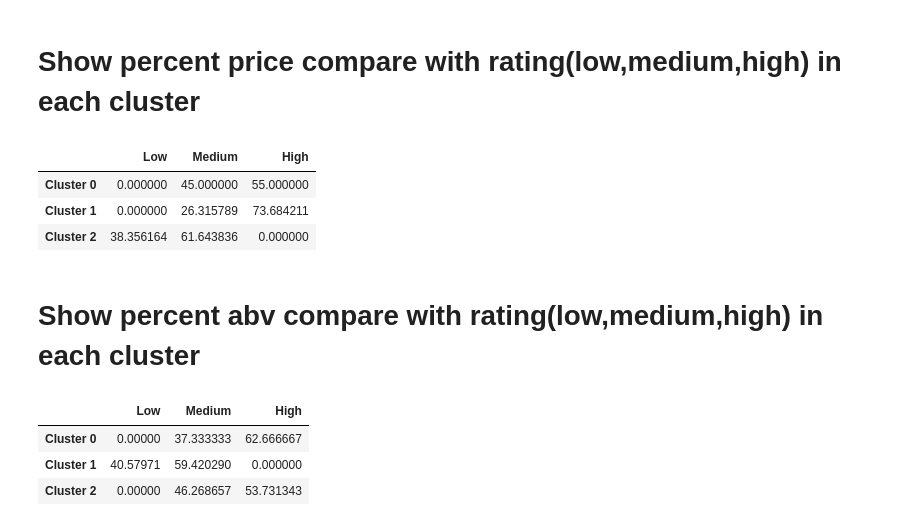
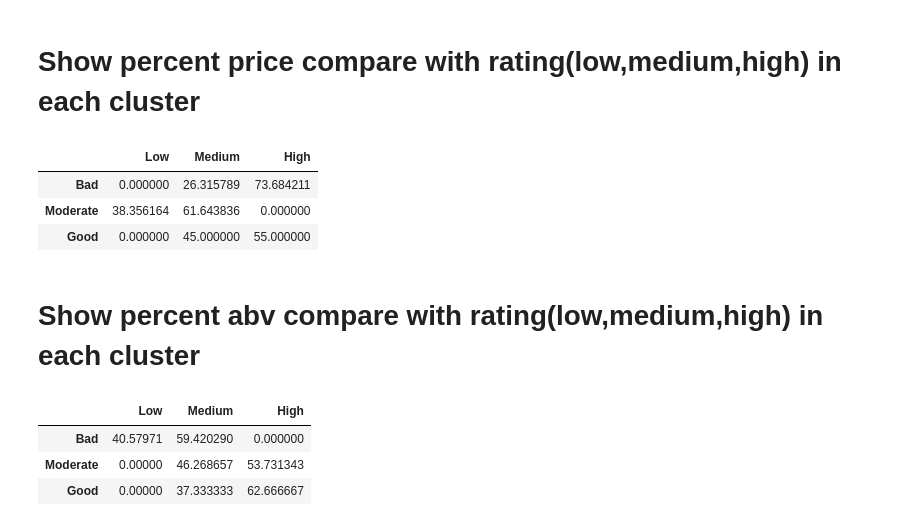
Before and after one commit to pongngai/WhiskeyMining, a Jupyter notebook: Cluster.ipynb, the cells around one changed output. Saved outputs shown, nothing was run; the diff lists cells and outputs as text; code cells hidden in the pictures.

Commit message:
edit name index

```diff
--- a/Cluster.ipynb
+++ b/Cluster.ipynb
@@ -330,22 +330,22 @@ def compare_group_label(group,label):
 # %%
 data_price = np.array(compare_group_label(k3price, label))
 df_price = pd.DataFrame({'Low':data_price[:,0],'Medium':data_price[:,1],'High':data_price[:,2]})
-df_price.rename(index={0:'Cluster 0',1:'Cluster 1',2:'Cluster 2'},inplace=True)
+df_price.rename(index={0:'Bad',1:'Moderate',2:'Good'},inplace=True)
 df_price
 # %% [output]
 |  | Low | Medium | High |
-| Cluster 0 | 0.000000 | 45.000000 | 55.000000 |
-| Cluster 1 | 0.000000 | 26.315789 | 73.684211 |
-| Cluster 2 | 38.356164 | 61.643836 | 0.000000 |
+| Bad | 0.000000 | 26.315789 | 73.684211 |
+| Moderate | 38.356164 | 61.643836 | 0.000000 |
+| Good | 0.000000 | 45.000000 | 55.000000 |
 # %% [markdown]
 # Show percent abv compare with rating(low,medium,high) in each cluster
 # %%
 data_abv = np.array(compare_group_label(k3abv, label))
 df_abv = pd.DataFrame({'Low':data_abv[:,0],'Medium':data_abv[:,1],'High':data_abv[:,2]})
-df_abv.rename(index={0:'Cluster 0',1:'Cluster 1',2:'Cluster 2'},inplace=True)
+df_abv.rename(index={0:'Bad',1:'Moderate',2:'Good'},inplace=True)
 df_abv
 # %% [output]
 |  | Low | Medium | High |
-| Cluster 0 | 0.00000 | 37.333333 | 62.666667 |
-| Cluster 1 | 40.57971 | 59.420290 | 0.000000 |
-| Cluster 2 | 0.00000 | 46.268657 | 53.731343 |
+| Bad | 40.57971 | 59.420290 | 0.000000 |
+| Moderate | 0.00000 | 46.268657 | 53.731343 |
+| Good | 0.00000 | 37.333333 | 62.666667 |
```
Also changed, not shown: parts of 6 cells of this notebook.
